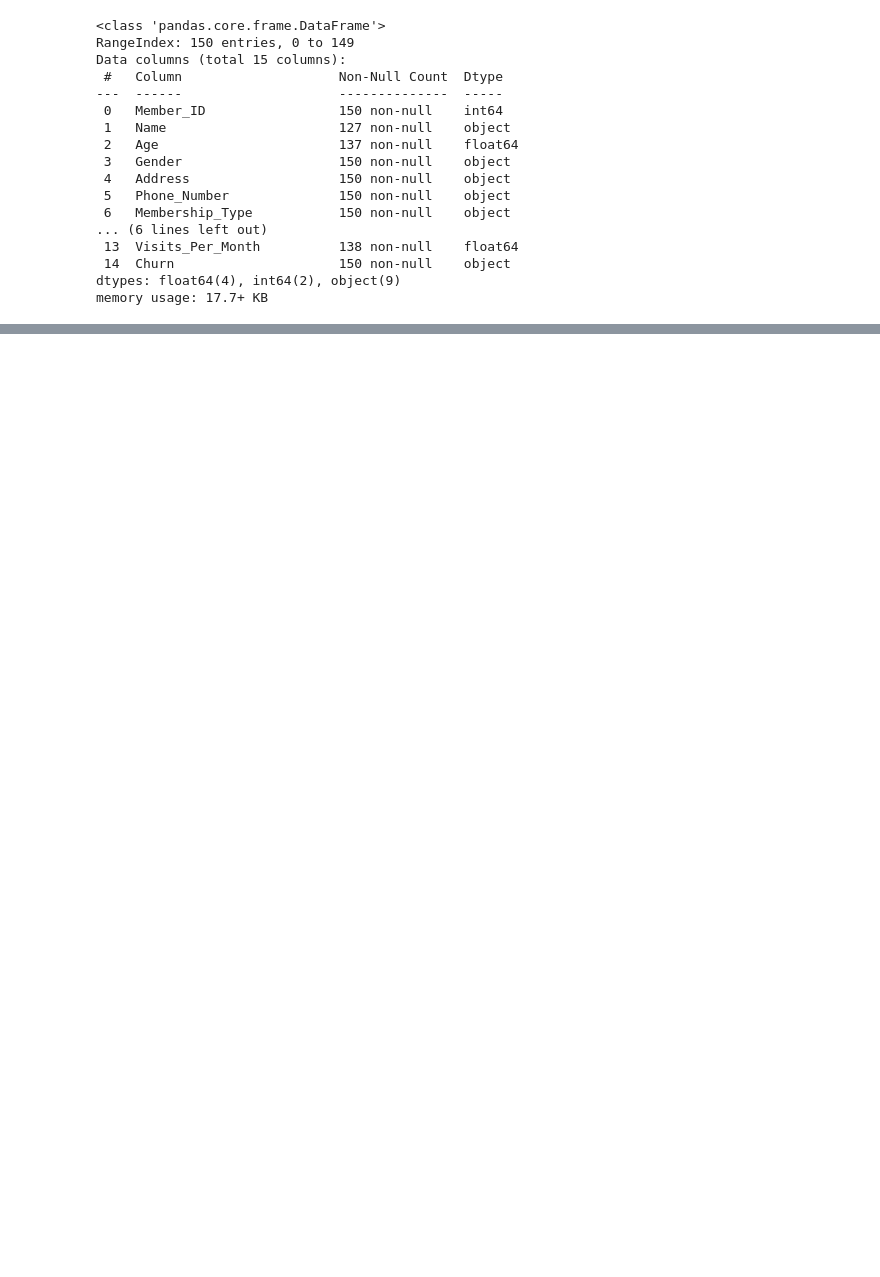
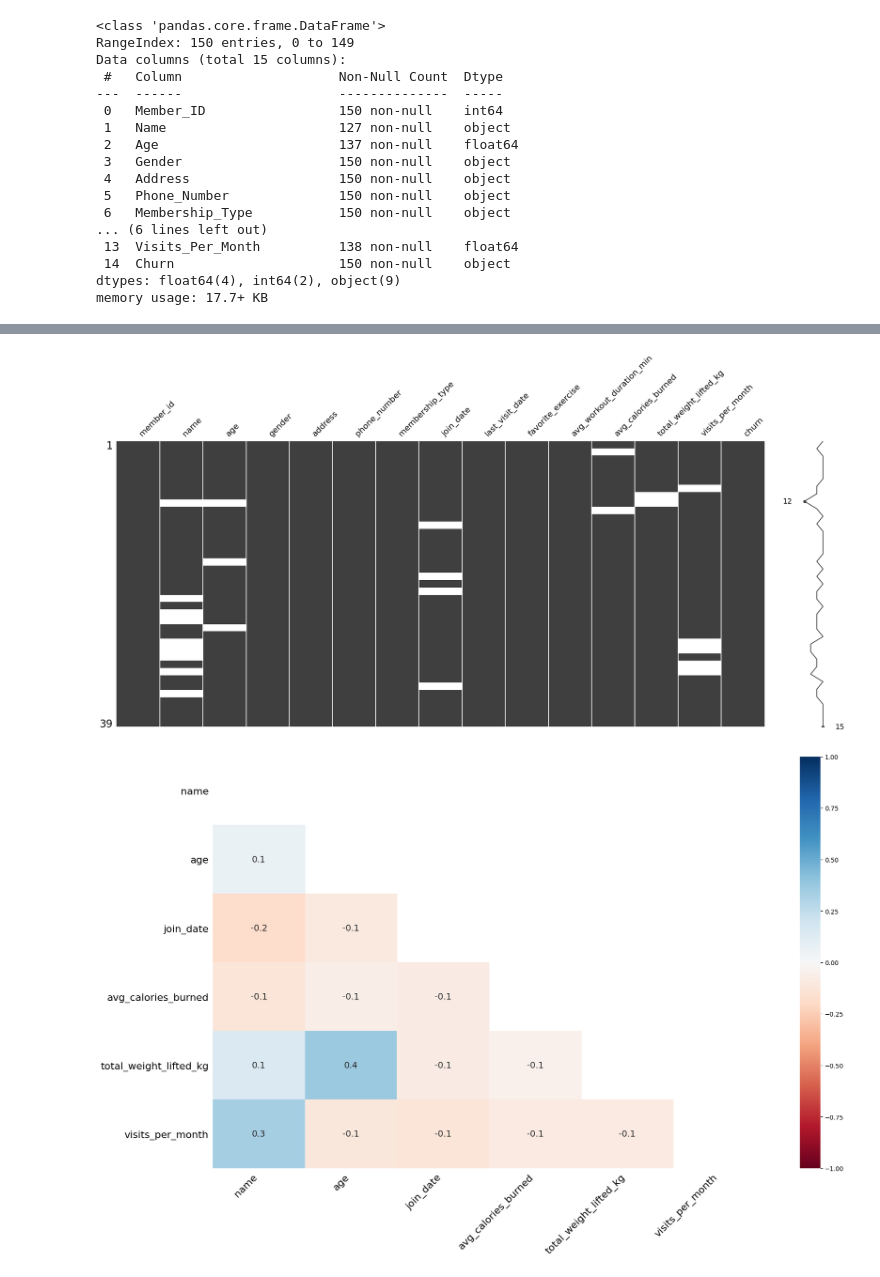
Before and after one commit to Mariya-Sakovich/Personal_projects, a Jupyter notebook: Gym/Gym_members.ipynb, the cells around one changed output, grey strips where cells are left out. Drawn from its saved outputs; the diff is of its cells as text; code cells hidden in the pictures; blank space fills up the shorter version.

```diff
--- a/Gym/Gym_members.ipynb
+++ b/Gym/Gym_members.ipynb
@@ -23,0 +129,3 @@ memory usage: 17.7+ KB
+# %%
+df_former=df[df['churn']==True]
+df_former.isna().sum().sort_values(ascending=False)/len(df_former)*100
@@ -23,0 +149,7 @@ memory usage: 17.7+ KB
+# %%
+msno.matrix(df_former)
+msno.heatmap(df_former)
+plt.show()
+# %% [output]
+[figure, added]
+[figure, added]
```
Also changed, not shown: parts of 39 cells of this notebook.
